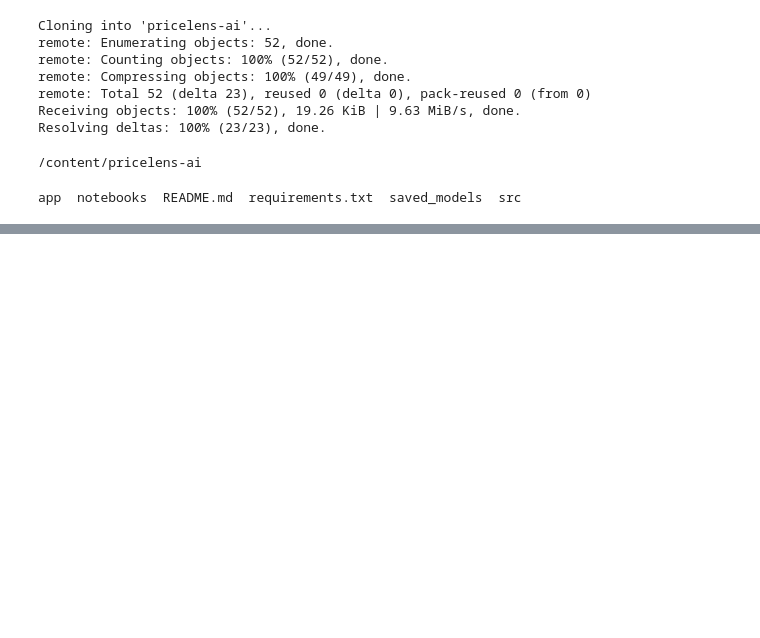
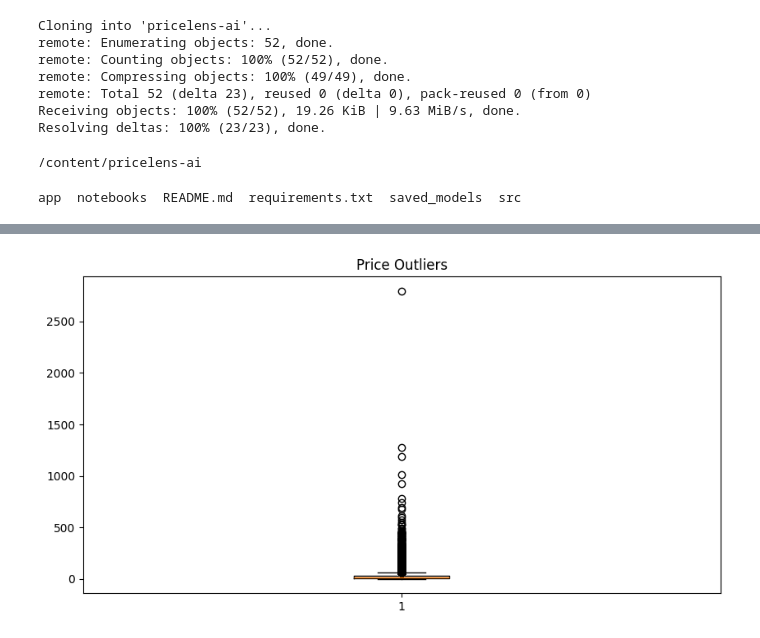
Before and after one commit to AnmolChetani/pricelens-ai, a Jupyter notebook: notebooks/01_EDA.ipynb, the cells around one changed output, grey strips where cells are left out. Saved outputs shown, nothing was run; the diff lists cells and outputs as text; code cells hidden in the pictures; blank space fills up the shorter version.

```diff
--- a/notebooks/01_EDA.ipynb
+++ b/notebooks/01_EDA.ipynb
@@ -25,0 +141,9 @@ app  notebooks  README.md  requirements.txt  saved_models  src
+# %%
+plt.figure(figsize=(10,5))
+
+plt.boxplot(train_df["price"])
+
+plt.title("Price Outliers")
+plt.show()
+# %% [output]
+[figure, added]
```
Also changed, not shown: parts of 18 cells of this notebook.
